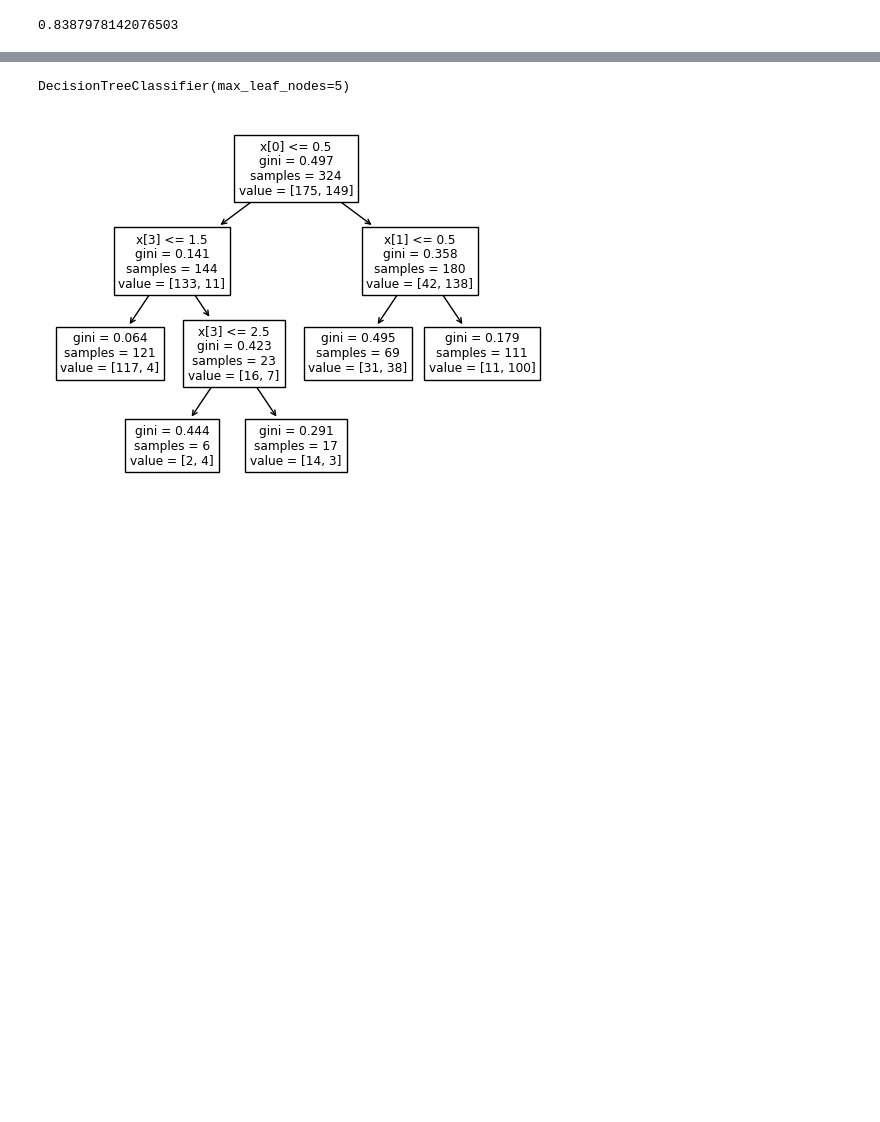
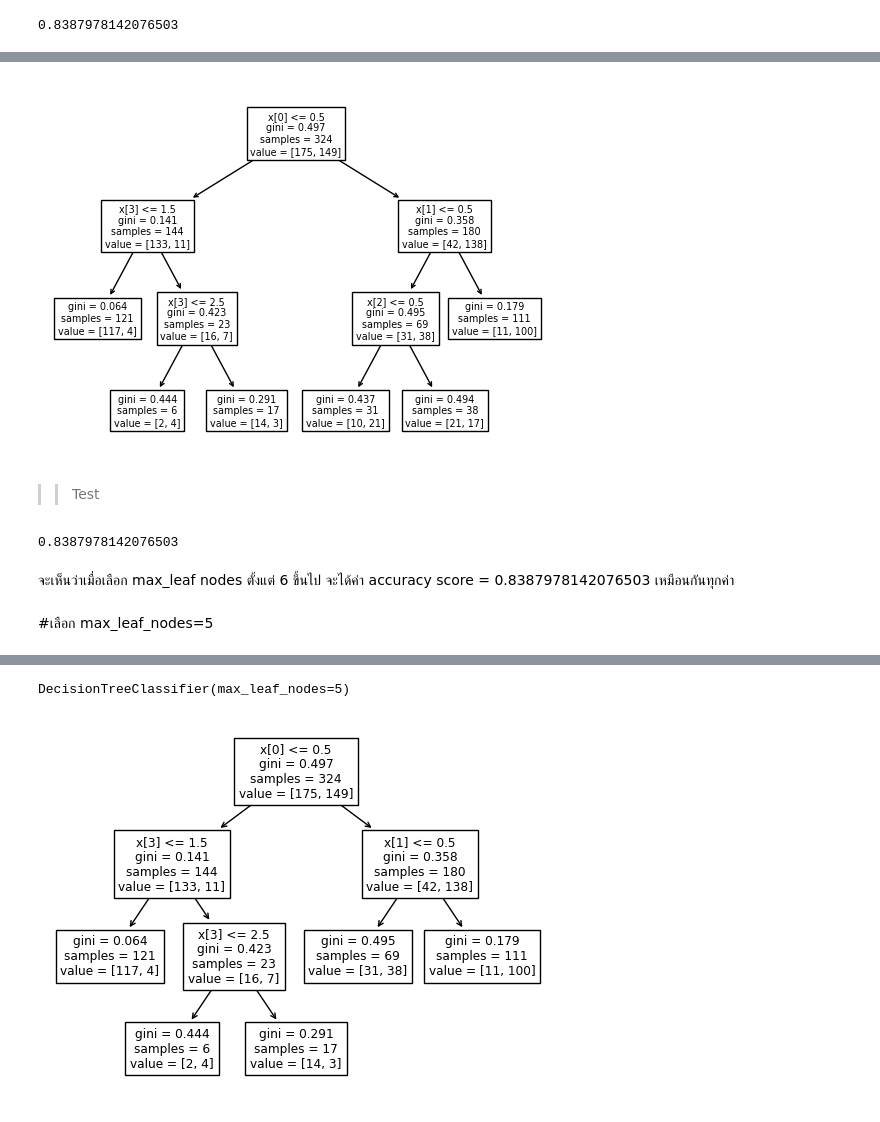
Before and after one commit to Thewaiii/BSC_DPDM23, a Jupyter notebook: Classification.ipynb, the cells around one changed output, grey strips where cells are left out. Saved outputs shown, nothing was run; the diff lists cells and outputs as text; code cells hidden in the pictures; blank space fills up the shorter version.

```diff
--- a/Classification.ipynb
+++ b/Classification.ipynb
@@ -357,0 +383,6 @@ accuracy_score(y_test, y_predict3_2)
+# %%
+tree.plot_tree(Dtree3_5);
+# %% [output]
+[figure, added]
+# %% [markdown]
+>>Test
@@ -357,0 +391,8 @@ accuracy_score(y_test, y_predict3_2)
+# %%
+accuracy_score(y_test, y_predict3_5)
+# %% [output]
+0.8387978142076503
+# %% [markdown]
+จะเห็นว่าเมื่อเลือก max_leaf nodes ตั้งแต่ 6 ขึ้นไป จะได้ค่า accuracy score = 0.8387978142076503 เหมือนกันทุกค่า
+# %% [markdown]
+#เลือก max_leaf_nodes=5
```
Also changed, not shown: parts of 21 cells of this notebook.
